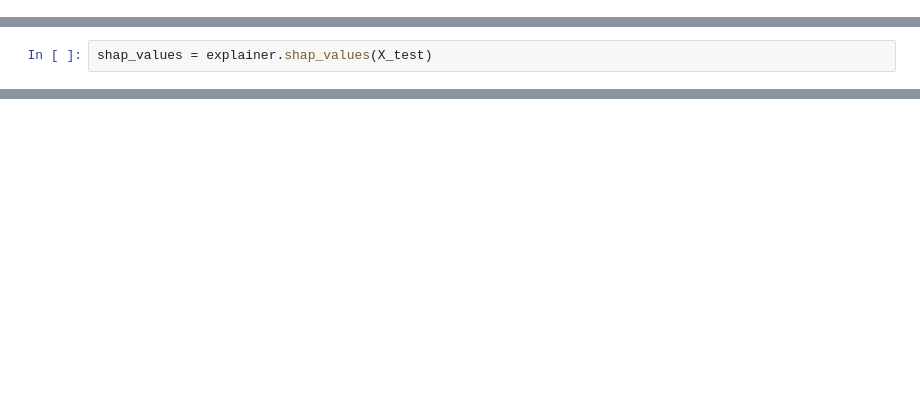
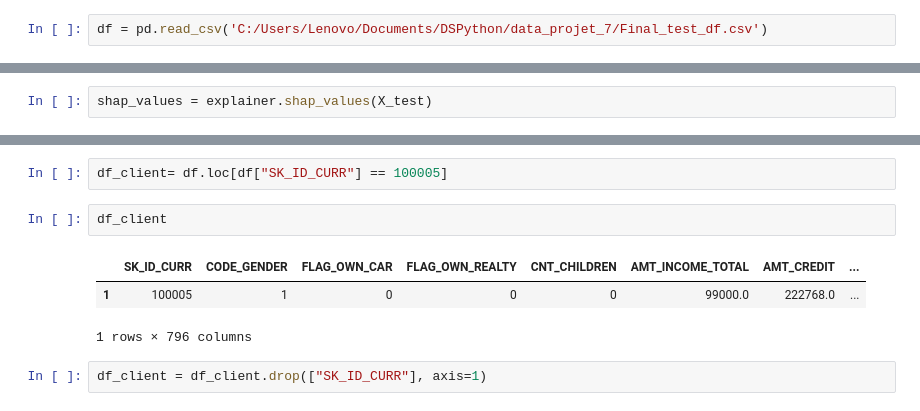
Before and after one commit to DaiTensa/projetscoring, a Jupyter notebook: notebook/04_Explainer.ipynb, the cells around one changed output, grey strips where cells are left out. Cells and saved outputs as stored; diff of their text form; blank space fills up the shorter version.

```diff
--- a/notebook/04_Explainer.ipynb
+++ b/notebook/04_Explainer.ipynb
@@ -12,3 +26,5 @@ warnings.filterwarnings("ignore", category=DeprecationWarning)
+# %%
+df = pd.read_csv('C:/Users/Lenovo/Documents/DSPython/data_projet_7/Final_test_df.csv')
 # %%
 # Data Transformation : Transformation des data
 from src.components.data_transformation import DataTransformation
@@ -110,0 +149,10 @@ shap_values = explainer.shap_values(X_test)
+# %%
+df_client= df.loc[df["SK_ID_CURR"] == 100005]
+# %%
+df_client
+# %% [output]
+|  | SK_ID_CURR | CODE_GENDER | FLAG_OWN_CAR | FLAG_OWN_REALTY | CNT_CHILDREN | AMT_INCOME_TOTAL | AMT_CREDIT | ... |
+| 1 | 100005 | 1 | 0 | 0 | 0 | 99000.0 | 222768.0 | ... |
+1 rows × 796 columns
+# %%
+df_client = df_client.drop(["SK_ID_CURR"], axis=1)
```
Also changed, not shown: parts of 63 cells of this notebook, 11 other files.
